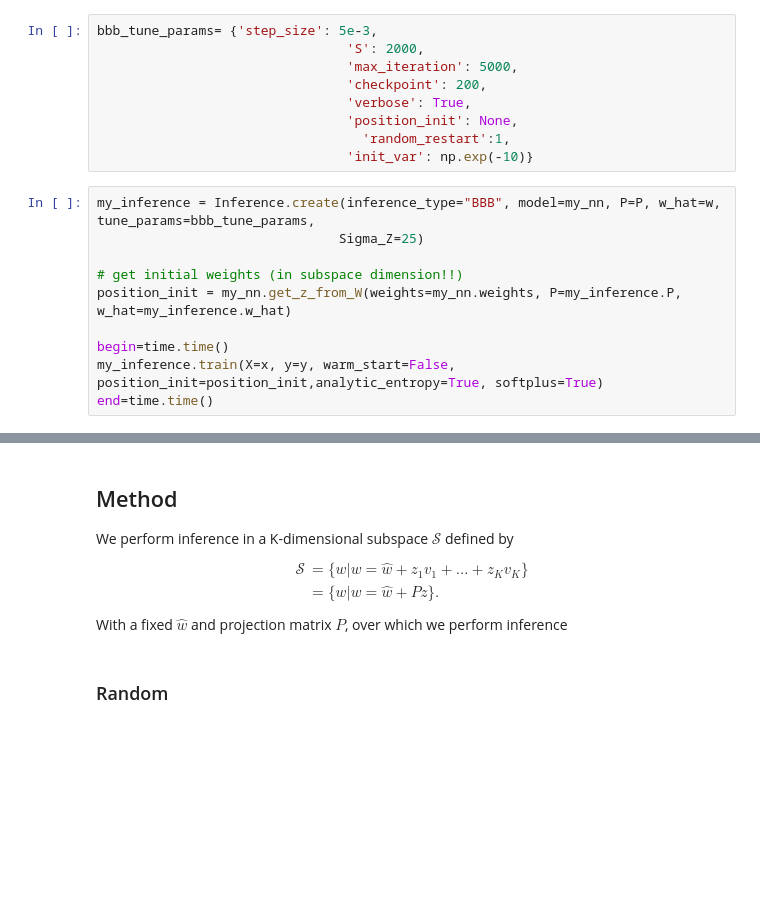
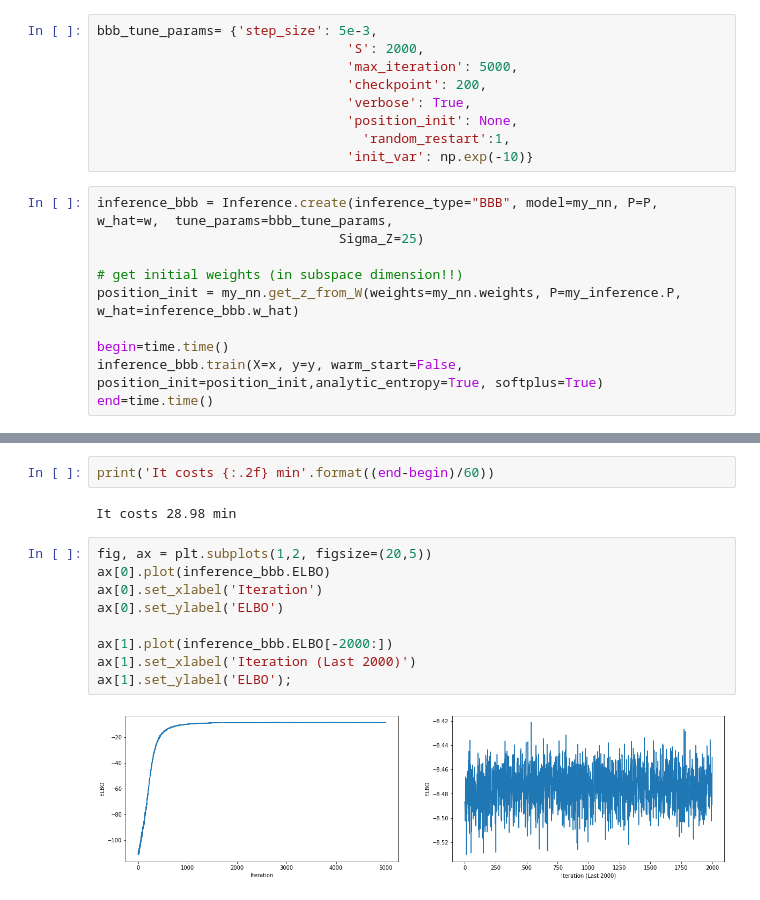
Before and after one commit to Yuting-Kou/am207_Project, a Jupyter notebook: src/Example-wyz.ipynb, the cells around one changed output, grey strips where cells are left out. Cells and saved outputs as stored; diff of their text form; blank space fills up the shorter version.

```diff
--- a/src/Example-wyz.ipynb
+++ b/src/Example-wyz.ipynb
@@ -219,14 +242,14 @@ bbb_tune_params= {'step_size': 5e-3,
                                   'random_restart':1,
                                 'init_var': np.exp(-10)}
 # %%
-my_inference = Inference.create(inference_type="BBB", model=my_nn, P=P, w_hat=w,  tune_params=bbb_tune_params,
+inference_bbb = Inference.create(inference_type="BBB", model=my_nn, P=P, w_hat=w,  tune_params=bbb_tune_params,
                                Sigma_Z=25)
 
 # get initial weights (in subspace dimension!!)
-position_init = my_nn.get_z_from_W(weights=my_nn.weights, P=my_inference.P, w_hat=my_inference.w_hat)
+position_init = my_nn.get_z_from_W(weights=my_nn.weights, P=my_inference.P, w_hat=inference_bbb.w_hat)
 
 begin=time.time()
-my_inference.train(X=x, y=y, warm_start=False, position_init=position_init,analytic_entropy=True, softplus=True)
+inference_bbb.train(X=x, y=y, warm_start=False, position_init=position_init,analytic_entropy=True, softplus=True)
 end=time.time()
 # %% [output]
 Iteration 0 lower bound -108.8260180433413; gradient mag: 19.633144395777737
@@ -240,11 +272,15 @@ Iteration 1400 lower bound -8.934629745864484; gradient mag: 2.8354820382887285
-# %% [markdown]
-## Method
-
-We perform inference in a K-dimensional subspace $\mathcal{S}$ defined by
-\begin{aligned}
-\mathcal{S} &= \{w|w = \hat{w} + z_1v_1 + \ldots + z_Kv_K\} \\
-&= \{w|w = \hat{w} + Pz\}.
-\end{aligned}
-With a fixed $\hat{w}$ and projection matrix $P$, over which we perform inference
-# %% [markdown]
-### Random
+# %%
+print('It costs {:.2f} min'.format((end-begin)/60))
+# %% [output]
+It costs 28.98 min
+# %%
+fig, ax = plt.subplots(1,2, figsize=(20,5))
+ax[0].plot(inference_bbb.ELBO)
+ax[0].set_xlabel('Iteration')
+ax[0].set_ylabel('ELBO')
+
+ax[1].plot(inference_bbb.ELBO[-2000:])
+ax[1].set_xlabel('Iteration (Last 2000)')
+ax[1].set_ylabel('ELBO');
+# %% [output]
+[figure, added]
```
Also changed, not shown: parts of 21 cells of this notebook, 1 other file.
